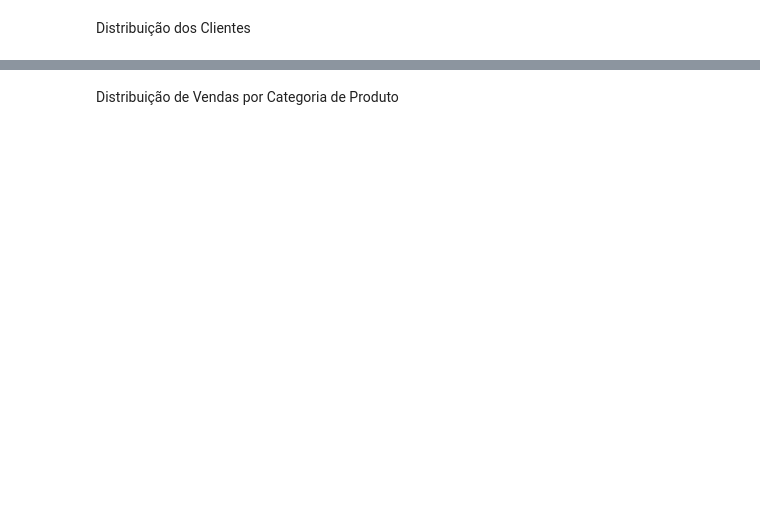
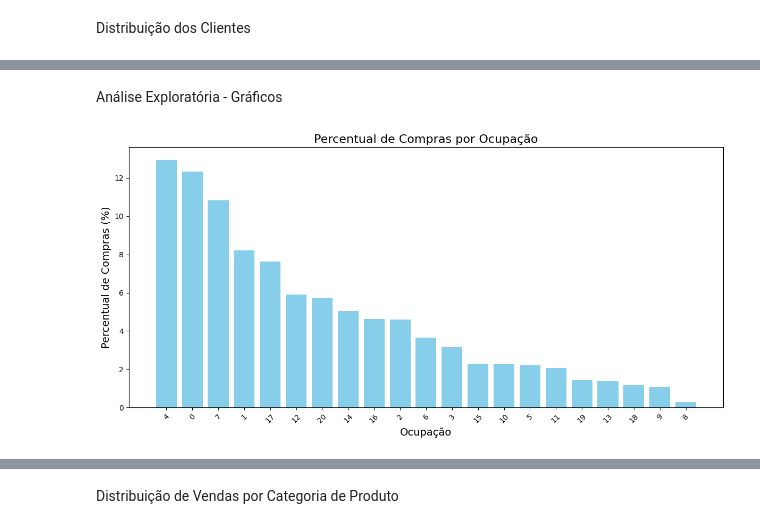
Before and after one commit to annecarv/infity_ds_project, a Jupyter notebook: notebooks/main.ipynb, the cells around one changed output, grey strips where cells are left out. Saved outputs shown, nothing was run; the diff lists cells and outputs as text; code cells hidden in the pictures; blank space fills up the shorter version.

```diff
--- a/notebooks/main.ipynb
+++ b/notebooks/main.ipynb
@@ -24,19 +80,30 @@ df_ml = df
 # %% [markdown]
 Percentuais e Cálculos
 # %%
-qtd_clientes_unicos = df['User_ID'].nunique()
+qtd_usuarios_unicos = df['User_ID'].nunique()
 qtd_produtos = df['Product_ID'].nunique()
 qtd_ocupacoes = df['Occupation'].nunique()
 qtd_cidades = df['City_Category'].nunique()
-qtd_publico_feminino =  df[df['Gender'] == 'F']['User_ID'].nunique()
-qtd_publico_masculino =  df[df['Gender'] == 'M']['User_ID'].nunique()
+qtd_usuarios_unicos_por_faixa_etaria = df.groupby('Age')['User_ID'].nunique()
+
+qtd_usuarios_feminino =  df[df['Gender'] == 'F']['User_ID'].nunique()
+qtd_usuarios_masculino =  df[df['Gender'] == 'M']['User_ID'].nunique()
+
 qtd_total_compras = df['Purchase'].count()
-qtd_compras_por_cidade = df.groupby('City_Category')['Purchase'].sum()
+
 qtd_compras_por_categoria = df.groupby('Product_Category')['Purchase'].count()
 qtd_compras_por_product_id = df.groupby('Product_ID')['Purchase'].count()
 
 qtd_compras_por_categoria_genero = df.groupby(['Product_Category', 'Gender'])['Purchase'].count().unstack()
-qtd_compras_por_estado_civil = df.groupby('Marital_Status')['Purchase'].sum()
 
 qtd_usuarios_por_cidade = df.groupby('City_Category')['User_ID'].nunique().reset_index()
 qtd_usuarios_por_cidade = df.groupby('Product_ID')['User_ID'].nunique().reset_index()
+
+qtd_total_usuarios_por_estado_civil = df['Marital_Status'].value_counts()
+qtd_usuarios_estado_civil_0 = df.query('Marital_Status == 0')['User_ID'].nunique()
+qtd_usuarios_estado_civil_1 = df.query('Marital_Status == 1')['User_ID'].nunique()
+
+soma_total_compras = df['Purchase'].sum()
+soma_compras_por_estado_civil = df.groupby('Marital_Status')['Purchase'].sum()
+soma_compras_por_cidade = df.groupby('City_Category')['Purchase'].sum()
+soma_compras_por_ocupacao = df_ml.groupby('Occupation')['Purchase'].sum()
@@ -48,0 +118,3 @@ percentual_publico_masculino = (qtd_publico_masculino / qtd_clientes_unicos) * 1
+# %%
+percentual_compras = ( soma_compras_por_ocupacao / soma_total_compras) * 100
+percentual_compras
@@ -302,3 +563,18 @@ plt.show()
+# %% [markdown]
+Análise Exploratória - Gráficos
+# %%
+percentual_compras = percentual_compras.sort_values(ascending=False)
+
+plt.figure(figsize=(12, 6))
+plt.bar(percentual_compras.index, percentual_compras, color='skyblue')
+plt.title('Percentual de Compras por Ocupação', fontsize=16)
+plt.xlabel('Ocupação', fontsize=14)
+plt.ylabel('Percentual de Compras (%)', fontsize=14)
+plt.xticks(rotation=45)
+plt.tight_layout()
+plt.show()
+# %% [output]
+[figure, added]
 # %%
 categorias = ['Feminino', 'Masculino']
 percentuais = [percentual_publico_feminino, percentual_publico_masculino]
```
Also changed, not shown: parts of 58 cells of this notebook, 6 other files.
